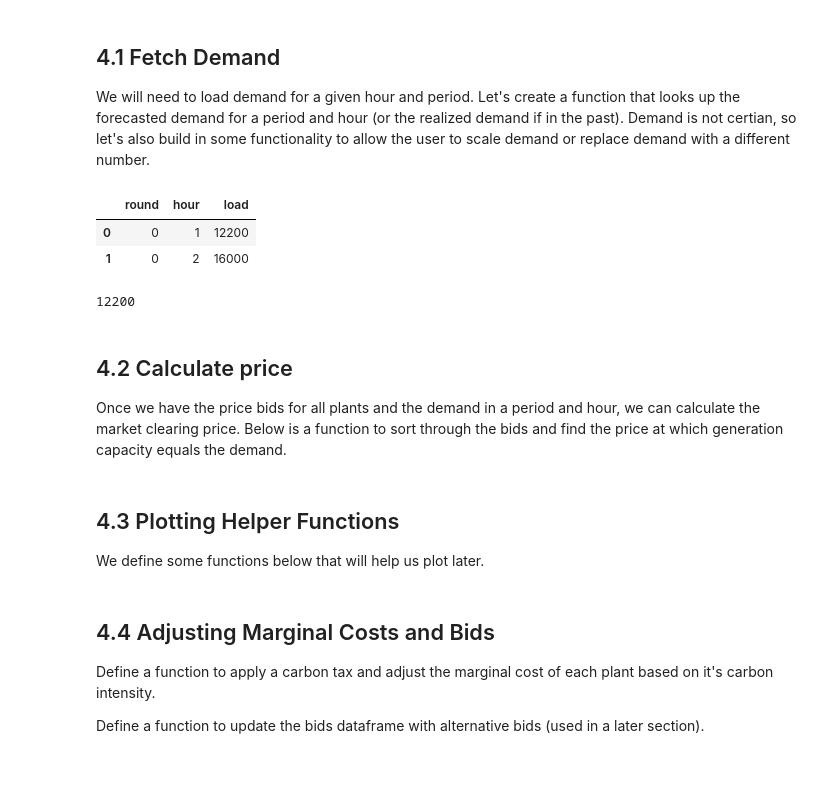
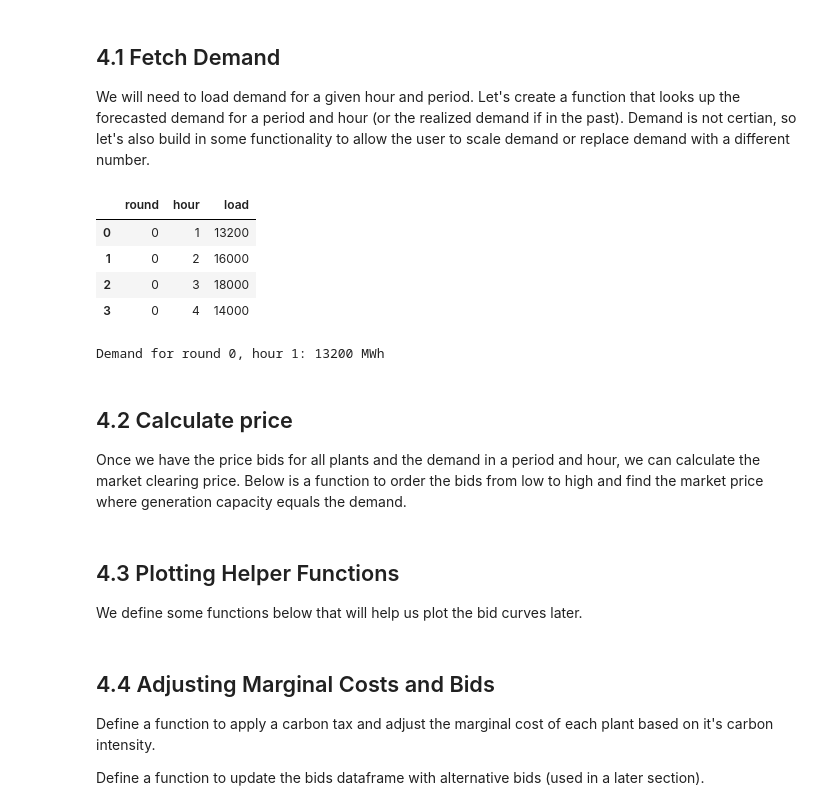
Before and after one commit to ds-modules/EEP-147-SP24, a Jupyter notebook: ESG - Analysis/ESG_Analysis.ipynb, the cells around one changed output. Saved outputs shown, nothing was run; the diff lists cells and outputs as text; code cells hidden in the pictures; blank space fills up the shorter version.

```diff
--- a/ESG - Analysis/ESG_Analysis.ipynb
+++ b/ESG - Analysis/ESG_Analysis.ipynb
@@ -111,13 +133,16 @@ def get_bids(section):
 ## 4.1 Fetch Demand
 We will need to load demand for a given hour and period. Let's create a function that looks up the forecasted demand for a period and hour (or the realized demand if in the past). Demand is not certian, so let's also build in some functionality to allow the user to scale demand or replace demand with a different number.
 # %%
-display(DEMAND.head(2))
-DEMAND[(DEMAND["round"] == 0) & (DEMAND["hour"] == 1)]["load"][0]
+# Show the demand table for the first round (4 hours)
+display(DEMAND.head(4))
+print(f'Demand for round 0, hour 1: {DEMAND[(DEMAND["round"] == 0) & (DEMAND["hour"] == 1)]["load"][0]} MWh')
 # %% [output]
 |  | round | hour | load |
-| 0 | 0 | 1 | 12200 |
+| 0 | 0 | 1 | 13200 |
 | 1 | 0 | 2 | 16000 |
+| 2 | 0 | 3 | 18000 |
+| 3 | 0 | 4 | 14000 |
-12200
+Demand for round 0, hour 1: 13200 MWh
 # %%
 def demand_calc(hour, period, demand_sp):
     """Load demand and modify it by the demand_sp parameter.
@@ -144,7 +169,7 @@ def demand_calc(hour, period, demand_sp):
     return(demand)
 # %% [markdown]
 ## 4.2 Calculate price
-Once we have the price bids for all plants and the demand in a period and hour, we can calculate the market clearing price. Below is a function to sort through the bids and find the price at which generation capacity equals the demand.
+Once we have the price bids for all plants and the demand in a period and hour, we can calculate the market clearing price. Below is a function to order the bids from low to high and find the market price where generation capacity equals the demand.
 # %%
 def price_calc(bids, demand, hour, period):
     """Calculate the price for a given level of demand, hour, and period, based on the price bids in the bids dataframe.
@@ -184,7 +204,7 @@ def price_calc(bids, demand, hour, period):
     return price
 # %% [markdown]
 ## 4.3 Plotting Helper Functions
-We define some functions below that will help us plot later.
+We define some functions below that will help us plot the bid curves later.
 # %%
 def find_x_pos(widths):
     """Calculate the x positions on a plot for an array of widths.
```
Also changed, not shown: parts of 20 cells of this notebook, 1 other file.
